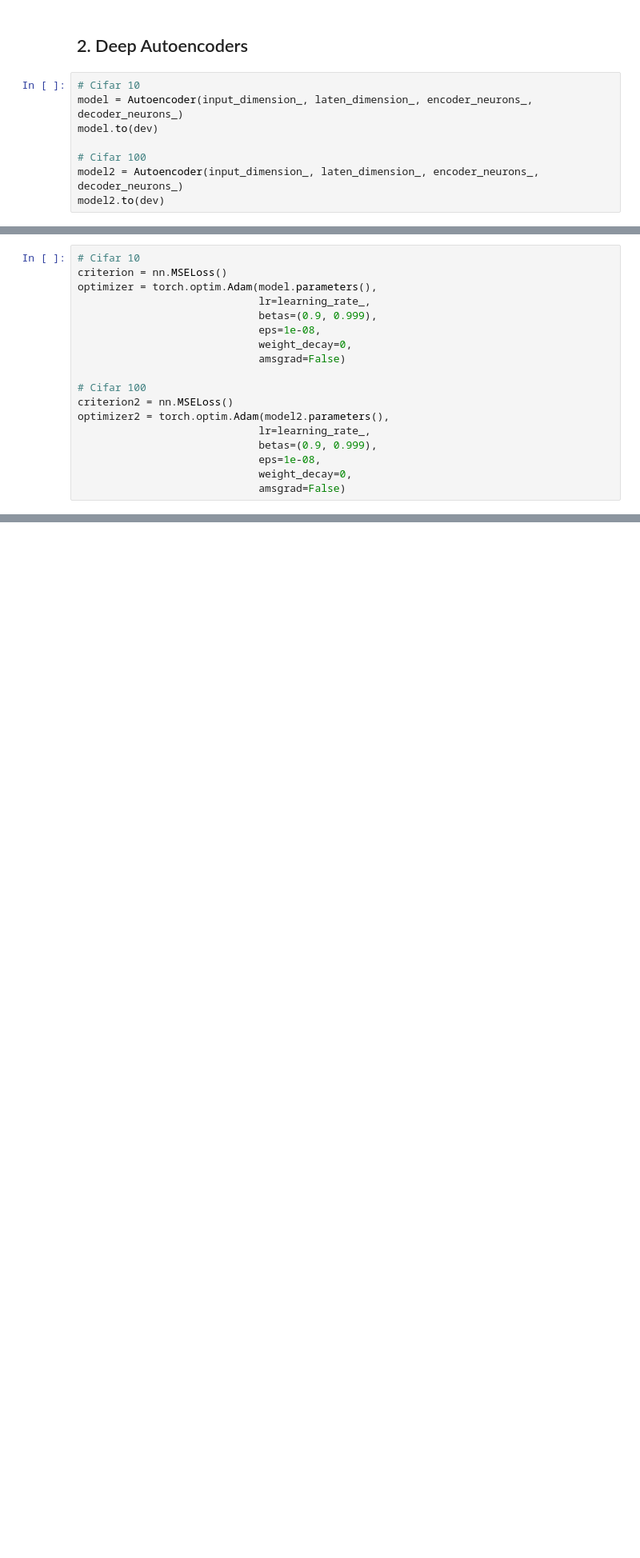
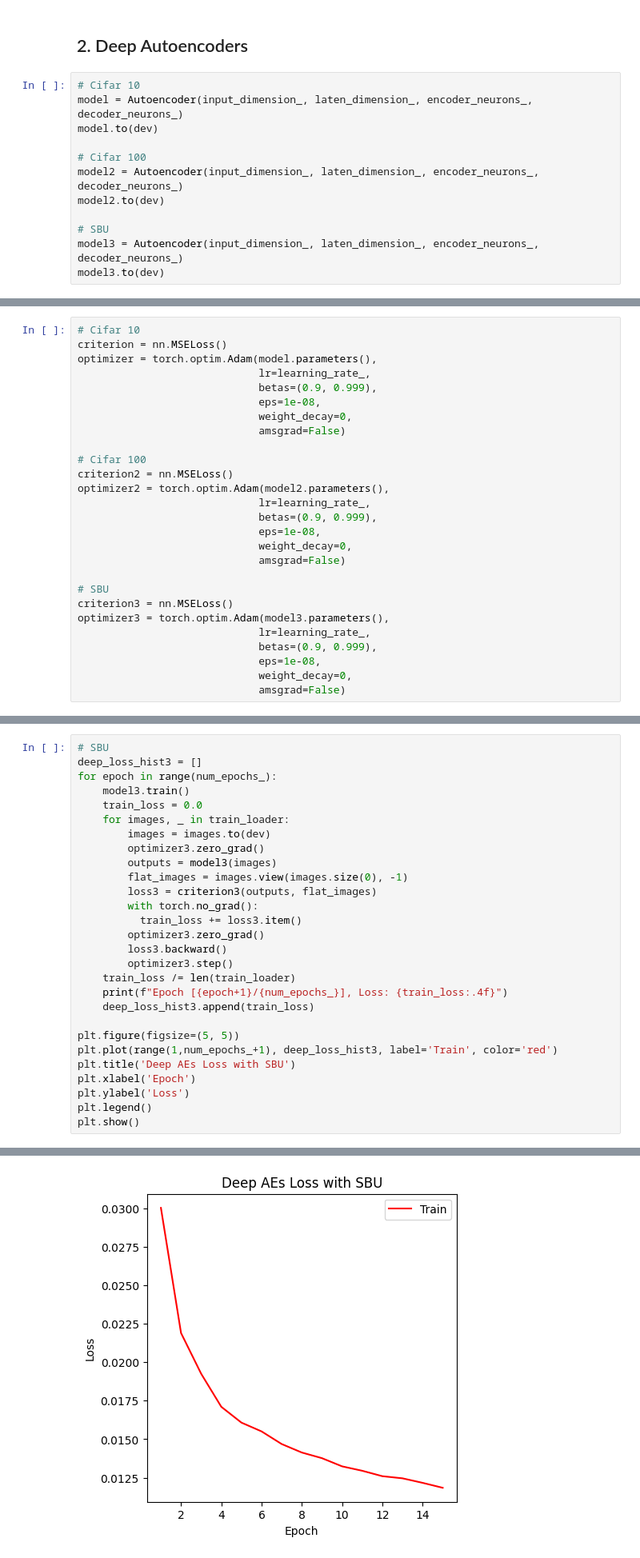
Before and after one commit to JHermosillaD/Autoencoders, a Jupyter notebook: Autoencoder.ipynb, the cells around one changed output, grey strips where cells are left out. Shown at 80% size. Saved outputs shown, nothing was run; the diff lists cells and outputs as text; blank space fills up the shorter version.

```diff
--- a/Autoencoder.ipynb
+++ b/Autoencoder.ipynb
@@ -553,6 +293,10 @@ model.to(dev)
 # Cifar 100
 model2 = Autoencoder(input_dimension_, laten_dimension_, encoder_neurons_, decoder_neurons_)
 model2.to(dev)
+
+# SBU
+model3 = Autoencoder(input_dimension_, laten_dimension_, encoder_neurons_, decoder_neurons_)
+model3.to(dev)
 # %% [output]
 Autoencoder(
   (encoder): Sequential(
@@ -590,6 +334,15 @@ optimizer2 = torch.optim.Adam(model2.parameters(),
                              eps=1e-08,
                              weight_decay=0,
                              amsgrad=False)
+
+# SBU
+criterion3 = nn.MSELoss()
+optimizer3 = torch.optim.Adam(model3.parameters(),
+                             lr=learning_rate_,
+                             betas=(0.9, 0.999),
+                             eps=1e-08,
+                             weight_decay=0,
+                             amsgrad=False)
 # %%
 # Cifar 10
 deep_loss_hist = []
@@ -680,3 +433,32 @@ Epoch [13/15], Loss: 0.0123
 Epoch [14/15], Loss: 0.0122
 Epoch [15/15], Loss: 0.0120
 [figure]
+# %%
+# SBU
+deep_loss_hist3 = []
+for epoch in range(num_epochs_):
+    model3.train()
+    train_loss = 0.0
+    for images, _ in train_loader:
+        images = images.to(dev)
+        optimizer3.zero_grad()
+        outputs = model3(images)
+        flat_images = images.view(images.size(0), -1)
+        loss3 = criterion3(outputs, flat_images)
+        with torch.no_grad():
+          train_loss += loss3.item()
+        optimizer3.zero_grad()
+        loss3.backward()
+        optimizer3.step()
+    train_loss /= len(train_loader)
+    print(f"Epoch [{epoch+1}/{num_epochs_}], Loss: {train_loss:.4f}")
+    deep_loss_hist3.append(train_loss)
+
+plt.figure(figsize=(5, 5))
+plt.plot(range(1,num_epochs_+1), deep_loss_hist3, label='Train', color='red')
+plt.title('Deep AEs Loss with SBU')
+plt.xlabel('Epoch')
+plt.ylabel('Loss')
+plt.legend()
+plt.show()
+# %% [output]
@@ -683,3 +480,4 @@ Epoch [15/15], Loss: 0.0120
+[figure, added]
 # %%
 # Cifar 10
 with torch.no_grad():
```
Also changed, not shown: parts of 9 cells of this notebook.
